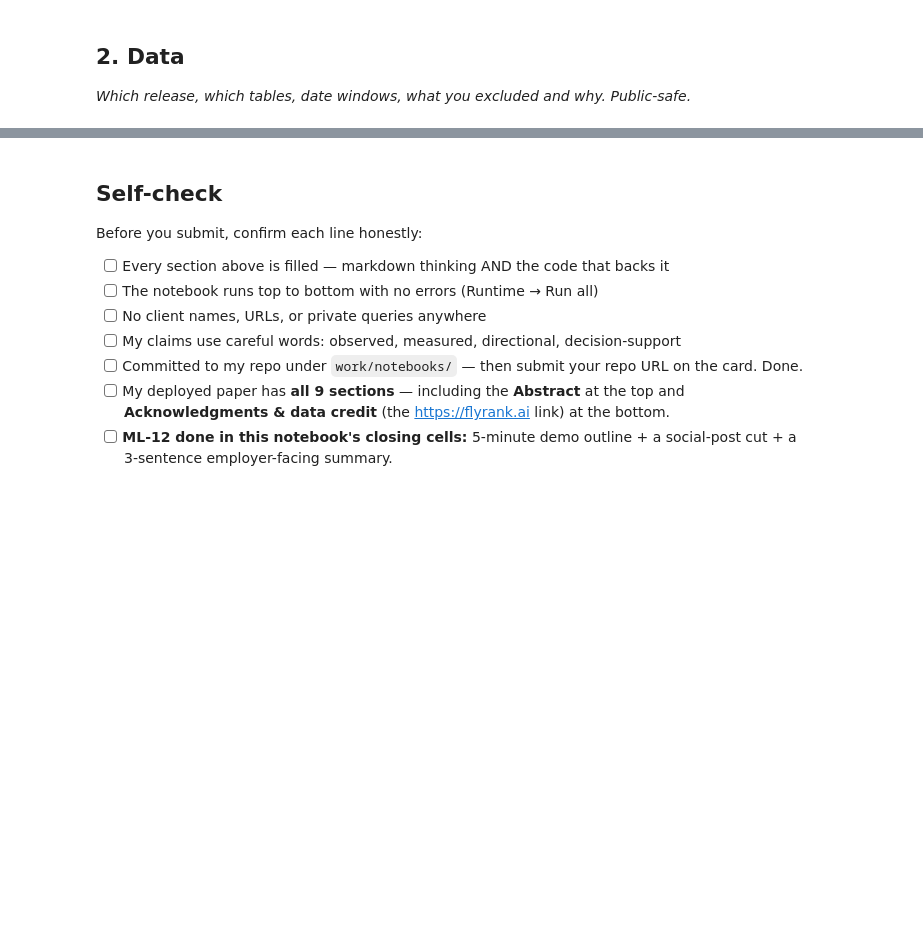
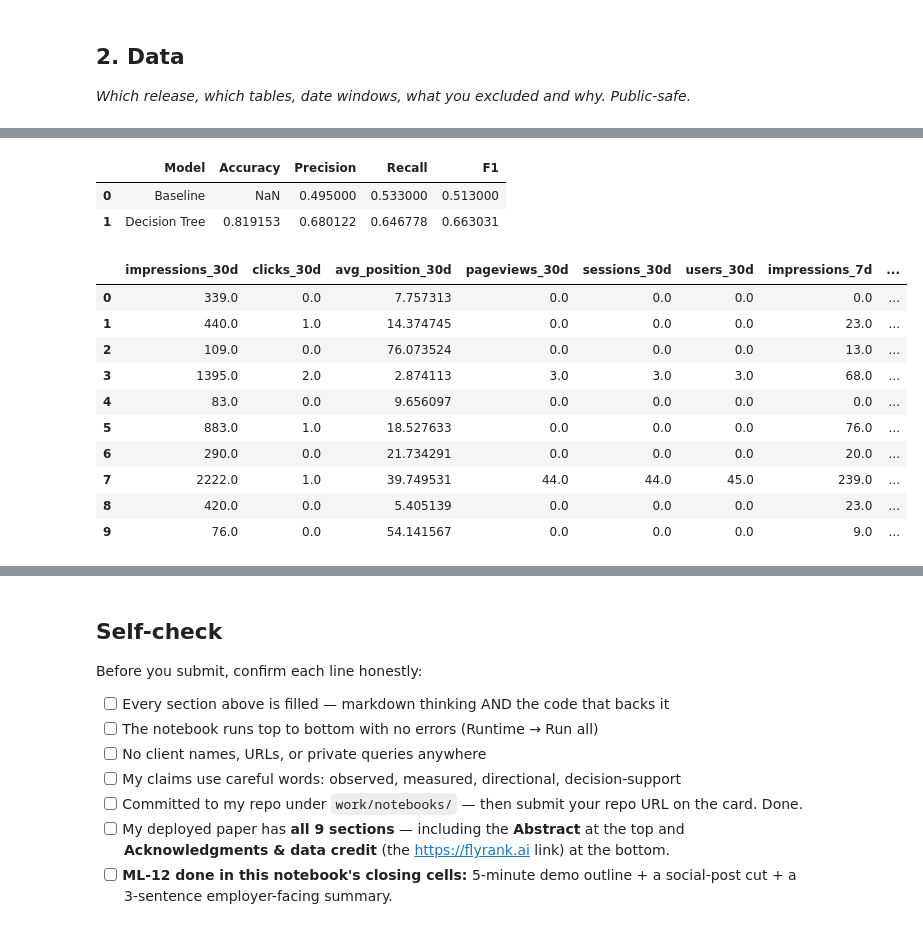
Before and after one commit to fatimahmahmood/flyrank_ml_internship, a Jupyter notebook: work/notebooks/capstone.ipynb, the cells around one changed output, grey strips where cells are left out. Cells and saved outputs as stored; diff of their text form; code cells hidden in the pictures; blank space fills up the shorter version.

```diff
--- a/work/notebooks/capstone.ipynb
+++ b/work/notebooks/capstone.ipynb
@@ -36,0 +809,15 @@ This skeleton is yours to fill. Work the sections **in order** — each one has
+# %%
+from sklearn.model_selection import train_test_split
+
+X_train, X_test, y_train, y_test = train_test_split(
+    X,
+    y,
+    test_size=0.20,
+    random_state=42,
+    stratify=y
+)
+
+print("Training rows:", len(X_train))
+print("Test rows:", len(X_test))
+print("Training declining rate:", round(y_train.mean(), 4))
+print("Test declining rate:", round(y_test.mean(), 4))
@@ -36,0 +841,11 @@ This skeleton is yours to fill. Work the sections **in order** — each one has
+# %%
+from sklearn.tree import DecisionTreeClassifier
+
+model = DecisionTreeClassifier(
+    max_depth=5,
+    random_state=42
+)
+
+model.fit(X_train, y_train)
+
+print("Decision Tree trained successfully.")
@@ -36,0 +854,4 @@ This skeleton is yours to fill. Work the sections **in order** — each one has
+# %%
+y_pred = model.predict(X_test)
+
+print("Predictions generated:", len(y_pred))
@@ -36,0 +890,40 @@ This skeleton is yours to fill. Work the sections **in order** — each one has
+# %%
+results_comparison = pd.DataFrame({
+    "Model": ["Baseline", "Decision Tree"],
+    "Accuracy": [None, accuracy_score(y_test, y_pred)],
+    "Precision": [0.495, precision_score(y_test, y_pred)],
+    "Recall": [0.533, recall_score(y_test, y_pred)],
+    "F1": [0.513, f1_score(y_test, y_pred)]
+})
+
+results_comparison
+# %% [output]
+|  | Model | Accuracy | Precision | Recall | F1 |
+| 0 | Baseline | NaN | 0.495000 | 0.533000 | 0.513000 |
+| 1 | Decision Tree | 0.819153 | 0.680122 | 0.646778 | 0.663031 |
+# %%
+test_recommendations = X_test.copy()
+
+test_recommendations["actual_declining"] = y_test.values
+test_recommendations["predicted_declining"] = y_pred
+test_recommendations["decline_probability"] = model.predict_proba(X_test)[:, 1]
+
+test_recommendations = (
+    test_recommendations
+    .sort_values("decline_probability", ascending=False)
+    .reset_index(drop=True)
+)
+
+test_recommendations.head(10)
+# %% [output]
+|  | impressions_30d | clicks_30d | avg_position_30d | pageviews_30d | sessions_30d | users_30d | impressions_7d | ... |
+| 0 | 339.0 | 0.0 | 7.757313 | 0.0 | 0.0 | 0.0 | 0.0 | ... |
+| 1 | 440.0 | 1.0 | 14.374745 | 0.0 | 0.0 | 0.0 | 23.0 | ... |
+| 2 | 109.0 | 0.0 | 76.073524 | 0.0 | 0.0 | 0.0 | 13.0 | ... |
+| 3 | 1395.0 | 2.0 | 2.874113 | 3.0 | 3.0 | 3.0 | 68.0 | ... |
+| 4 | 83.0 | 0.0 | 9.656097 | 0.0 | 0.0 | 0.0 | 0.0 | ... |
+| 5 | 883.0 | 1.0 | 18.527633 | 0.0 | 0.0 | 0.0 | 76.0 | ... |
+| 6 | 290.0 | 0.0 | 21.734291 | 0.0 | 0.0 | 0.0 | 20.0 | ... |
+| 7 | 2222.0 | 1.0 | 39.749531 | 44.0 | 44.0 | 45.0 | 239.0 | ... |
+| 8 | 420.0 | 0.0 | 5.405139 | 0.0 | 0.0 | 0.0 | 23.0 | ... |
+| 9 | 76.0 | 0.0 | 54.141567 | 0.0 | 0.0 | 0.0 | 9.0 | ... |
```
Also changed, not shown: parts of 57 cells of this notebook.
